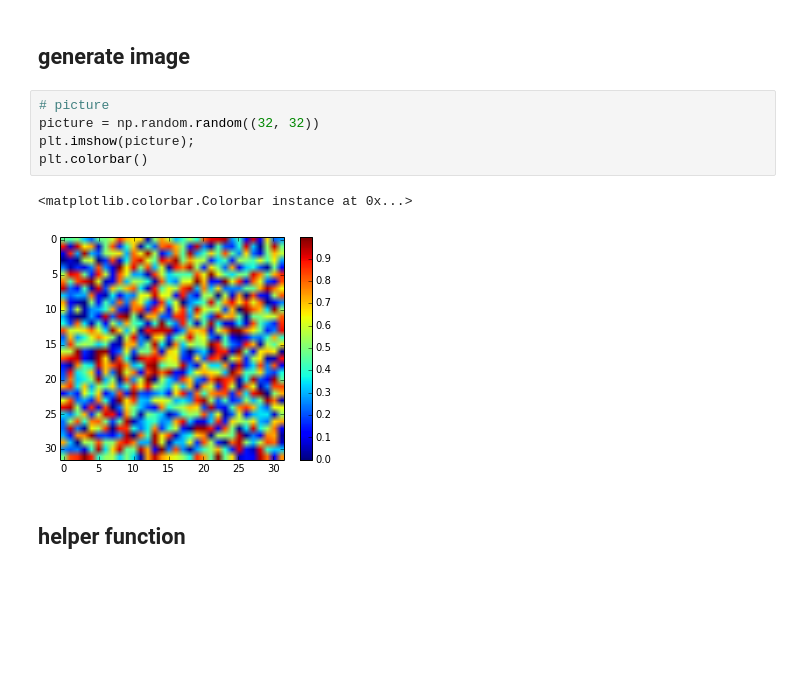
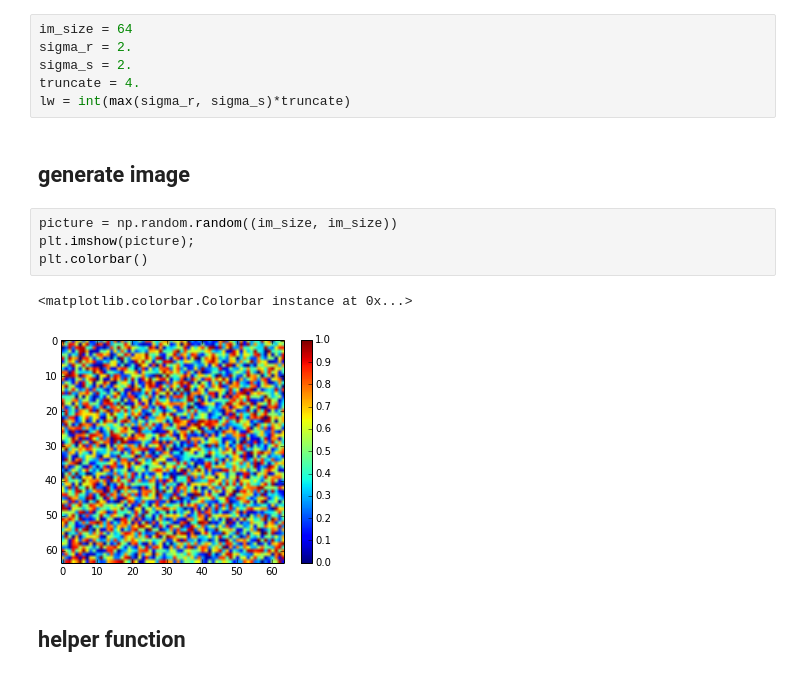
Before and after one commit to rpestourie/filters_AVX, a Jupyter notebook: another_implementation.ipynb, the cells around one changed output. Saved outputs shown, nothing was run; the diff lists cells and outputs as text; blank space fills up the shorter version.

```diff
--- a/another_implementation.ipynb
+++ b/another_implementation.ipynb
@@ -10,13 +34,18 @@ Theory from [this paper](http://people.csail.mit.edu/sparis/publi/2009/fntcgv/Pa
+# %%
+im_size = 64
+sigma_r = 2.
+sigma_s = 2.
+truncate = 4.
+lw = int(max(sigma_r, sigma_s)*truncate)
 # %% [markdown]
 ## generate image
 # %%
-# picture
-picture = np.random.random((32, 32))
+picture = np.random.random((im_size, im_size))
 plt.imshow(picture);
 plt.colorbar()
 # %% [output]
 <matplotlib.colorbar.Colorbar instance at 0x...>
-[figure, old version]
+[figure, new version]
 # %% [markdown]
 ## helper function
 # %%
```
Also changed, not shown: parts of 35 cells of this notebook, 8 other files.
